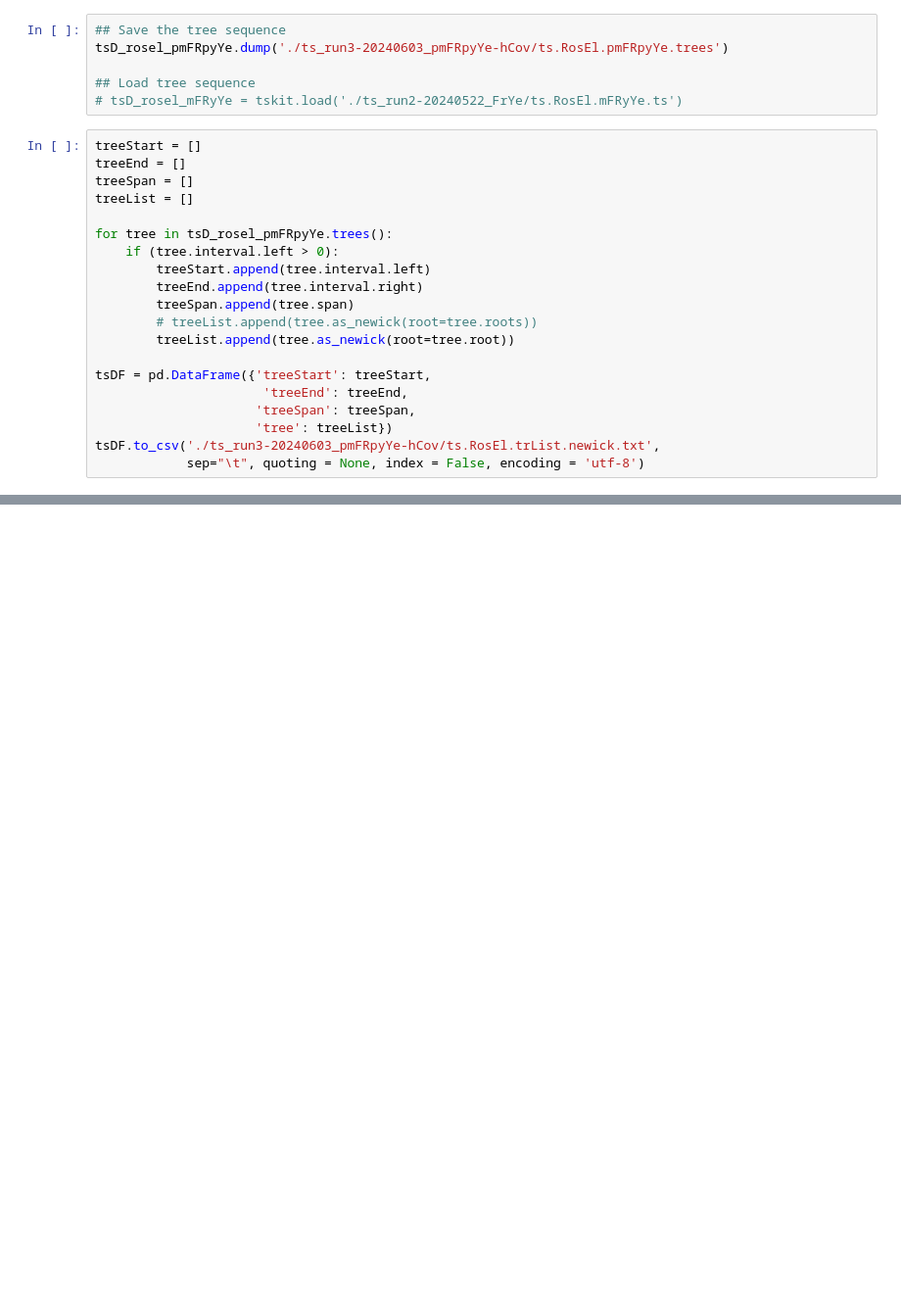
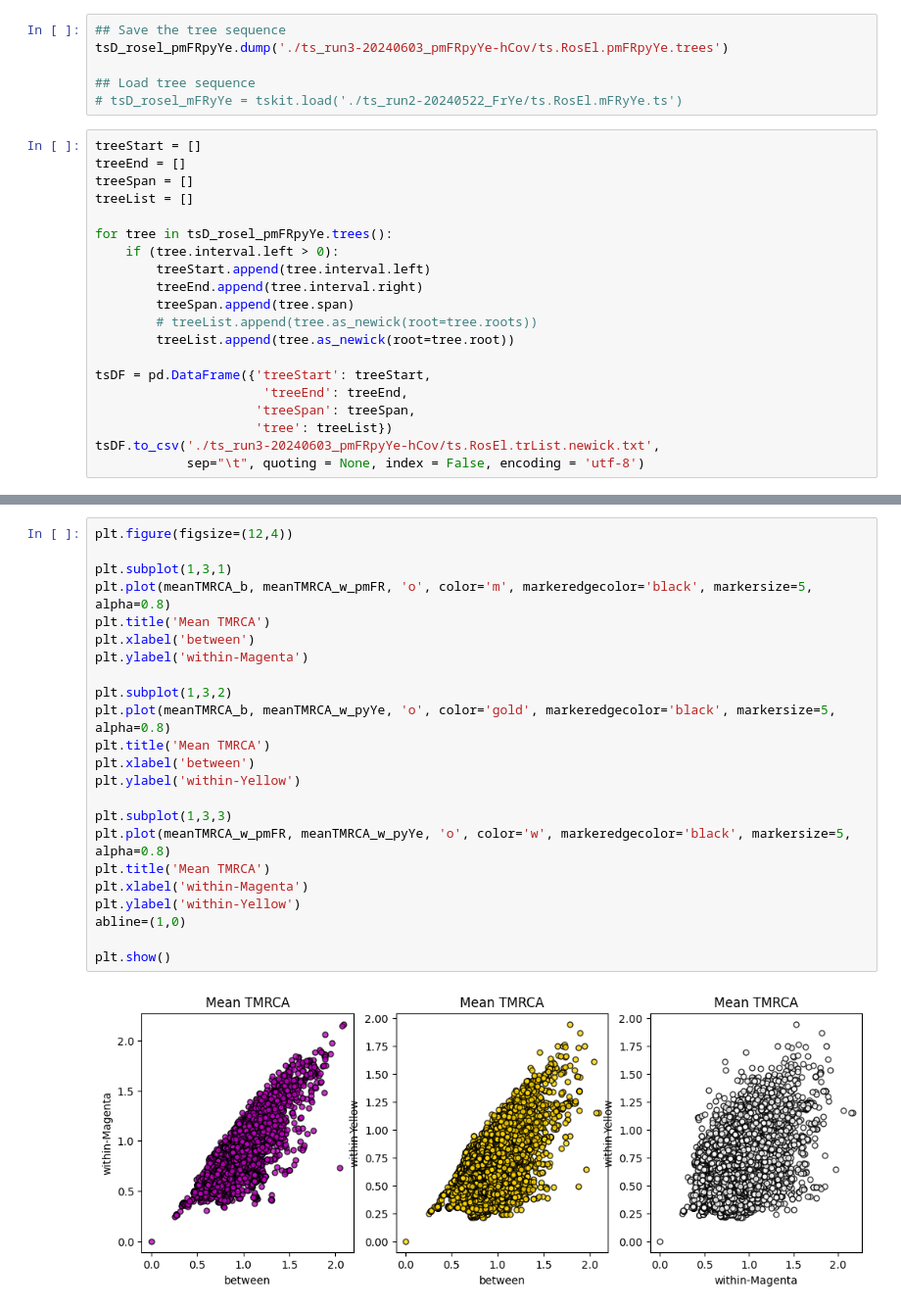
Before and after one commit to arka-pal/snapdragon_haplotagging, a Jupyter notebook: ARGs/ts_run3-20240603_pmFRpyYe-hCov/ts.RosEl.pmFRpyYe.ipynb, the cells around one changed output, grey strips where cells are left out. Shown at 98% size. Saved outputs shown, nothing was run; the diff lists cells and outputs as text; blank space fills up the shorter version.

```diff
--- a/ARGs/ts_run3-20240603_pmFRpyYe-hCov/ts.RosEl.pmFRpyYe.ipynb
+++ b/ARGs/ts_run3-20240603_pmFRpyYe-hCov/ts.RosEl.pmFRpyYe.ipynb
@@ -132,0 +424,25 @@ tsDF.to_csv('./ts_run3-20240603_pmFRpyYe-hCov/ts.RosEl.trList.newick.txt',
+# %%
+plt.figure(figsize=(12,4))
+
+plt.subplot(1,3,1)
+plt.plot(meanTMRCA_b, meanTMRCA_w_pmFR, 'o', color='m', markeredgecolor='black', markersize=5, alpha=0.8)
+plt.title('Mean TMRCA')
+plt.xlabel('between')
+plt.ylabel('within-Magenta')
+
+plt.subplot(1,3,2)
+plt.plot(meanTMRCA_b, meanTMRCA_w_pyYe, 'o', color='gold', markeredgecolor='black', markersize=5, alpha=0.8)
+plt.title('Mean TMRCA')
+plt.xlabel('between')
+plt.ylabel('within-Yellow')
+
+plt.subplot(1,3,3)
+plt.plot(meanTMRCA_w_pmFR, meanTMRCA_w_pyYe, 'o', color='w', markeredgecolor='black', markersize=5, alpha=0.8)
+plt.title('Mean TMRCA')
+plt.xlabel('within-Magenta')
+plt.ylabel('within-Yellow')
+abline=(1,0)
+
+plt.show()
+# %% [output]
+[figure, added]
```
Also changed, not shown: parts of 47 cells of this notebook, 4 other files.
